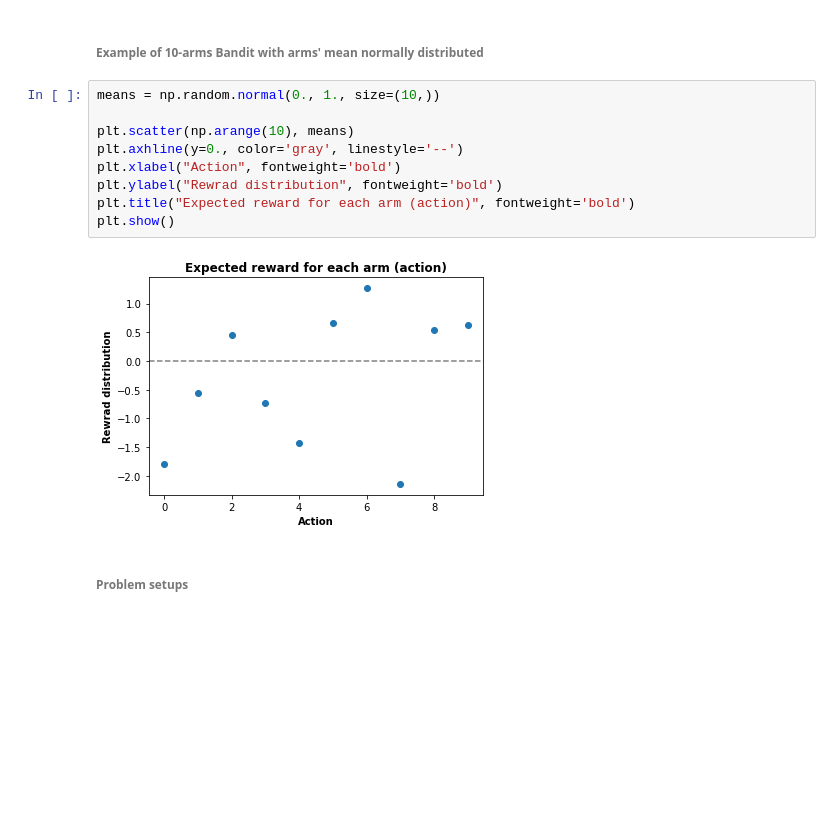
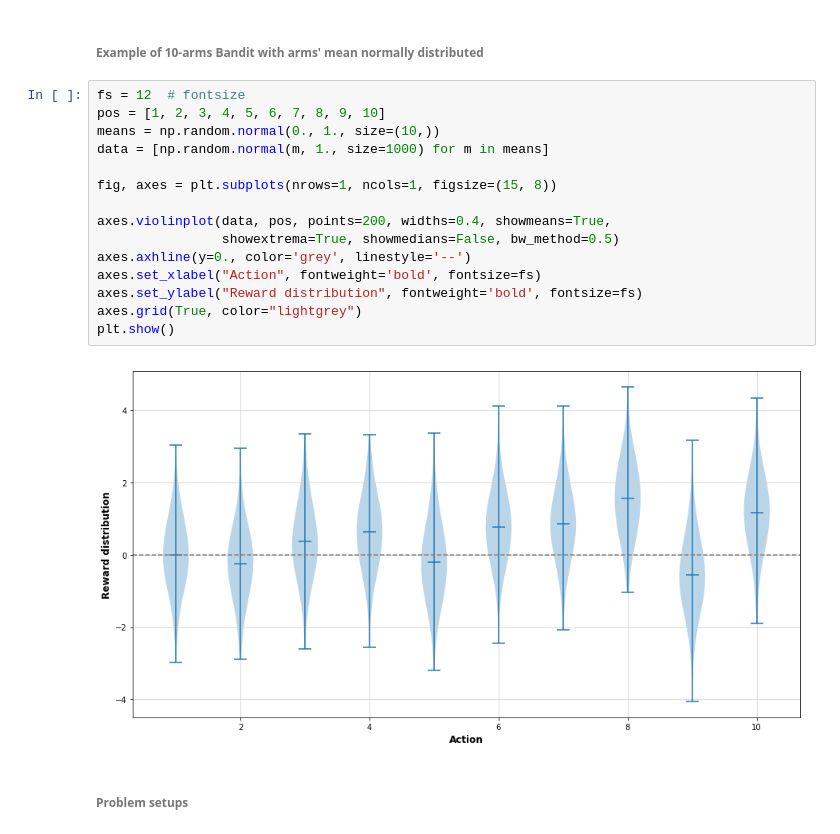
Before and after one commit to julienroy13/COMP767-assignments, a Jupyter notebook: Week1-Bandit/K-armed Bandit.ipynb, the cells around one changed output. Saved outputs shown, nothing was run; the diff lists cells and outputs as text; blank space fills up the shorter version.

```diff
--- a/Week1-Bandit/K-armed Bandit.ipynb
+++ b/Week1-Bandit/K-armed Bandit.ipynb
@@ -36,17 +38,23 @@ from tqdm import tqdm
 % matplotlib inline
 # %% [markdown]
 ###### Example of 10-arms Bandit with arms' mean normally distributed
-# %%
-means = np.random.normal(0., 1., size=(10,))
-
-plt.scatter(np.arange(10), means)
-plt.axhline(y=0., color='gray', linestyle='--')
-plt.xlabel("Action", fontweight='bold')
-plt.ylabel("Rewrad distribution", fontweight='bold')
-plt.title("Expected reward for each arm (action)", fontweight='bold')
-plt.show()
-# %% [output]
-[figure, removed]
+# %%
+fs = 12  # fontsize
+pos = [1, 2, 3, 4, 5, 6, 7, 8, 9, 10]
+means = np.random.normal(0., 1., size=(10,))
+data = [np.random.normal(m, 1., size=1000) for m in means]
+
+fig, axes = plt.subplots(nrows=1, ncols=1, figsize=(15, 8))
+
+axes.violinplot(data, pos, points=200, widths=0.4, showmeans=True,
+                showextrema=True, showmedians=False, bw_method=0.5)
+axes.axhline(y=0., color='grey', linestyle='--')
+axes.set_xlabel("Action", fontweight='bold', fontsize=fs)
+axes.set_ylabel("Reward distribution", fontweight='bold', fontsize=fs)
+axes.grid(True, color="lightgrey")
+plt.show()
+# %% [output]
+[figure, added]
 # %% [markdown]
 ###### Problem setups
 # %%
```
Also changed, not shown: parts of 16 cells of this notebook.
